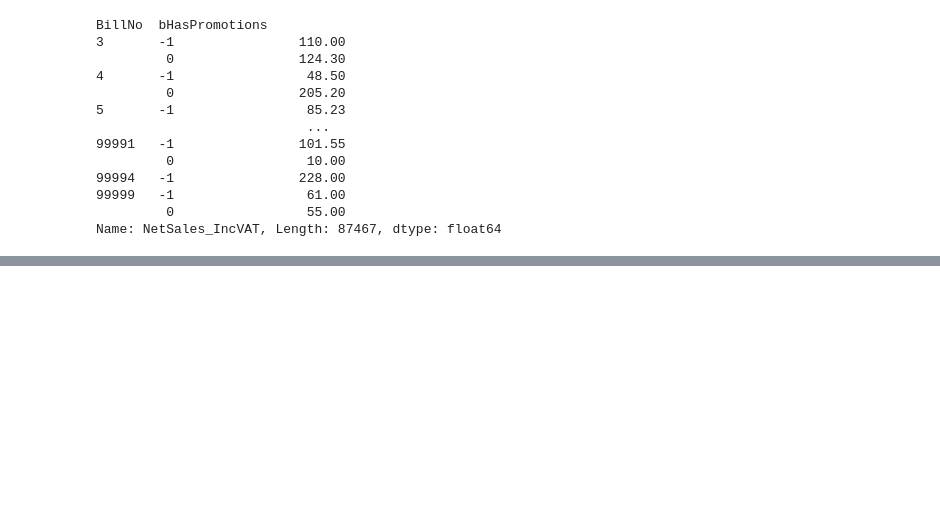
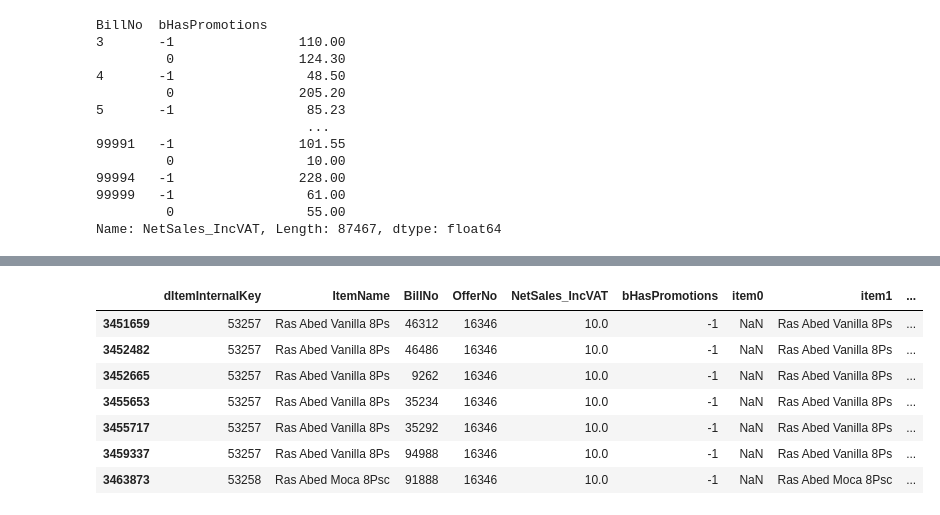
Before and after one commit to eng-aomar/cross-selling, a Jupyter notebook: bravo_datasets.ipynb, the cells around one changed output, grey strips where cells are left out. Cells and saved outputs as stored; diff of their text form; code cells hidden in the pictures; blank space fills up the shorter version.

```diff
--- a/bravo_datasets.ipynb
+++ b/bravo_datasets.ipynb
@@ -508,0 +548,11 @@ Streaming output truncated to the last 5000 lines.
+# %%
+df_netsales[df_netsales.OfferNo ==16346]
+# %% [output]
+|  | dItemInternalKey | ItemName | BillNo | OfferNo | NetSales_IncVAT | bHasPromotions | item0 | item1 | ... |
+| 3451659 | 53257 | Ras Abed Vanilla 8Ps | 46312 | 16346 | 10.0 | -1 | NaN | Ras Abed Vanilla 8Ps | ... |
+| 3452482 | 53257 | Ras Abed Vanilla 8Ps | 46486 | 16346 | 10.0 | -1 | NaN | Ras Abed Vanilla 8Ps | ... |
+| 3452665 | 53257 | Ras Abed Vanilla 8Ps | 9262 | 16346 | 10.0 | -1 | NaN | Ras Abed Vanilla 8Ps | ... |
+| 3455653 | 53257 | Ras Abed Vanilla 8Ps | 35234 | 16346 | 10.0 | -1 | NaN | Ras Abed Vanilla 8Ps | ... |
+| 3455717 | 53257 | Ras Abed Vanilla 8Ps | 35292 | 16346 | 10.0 | -1 | NaN | Ras Abed Vanilla 8Ps | ... |
+| 3459337 | 53257 | Ras Abed Vanilla 8Ps | 94988 | 16346 | 10.0 | -1 | NaN | Ras Abed Vanilla 8Ps | ... |
+| 3463873 | 53258 | Ras Abed Moca 8Psc | 91888 | 16346 | 10.0 | -1 | NaN | Ras Abed Moca 8Psc | ... |
```
Also changed, not shown: parts of 6 cells of this notebook.
